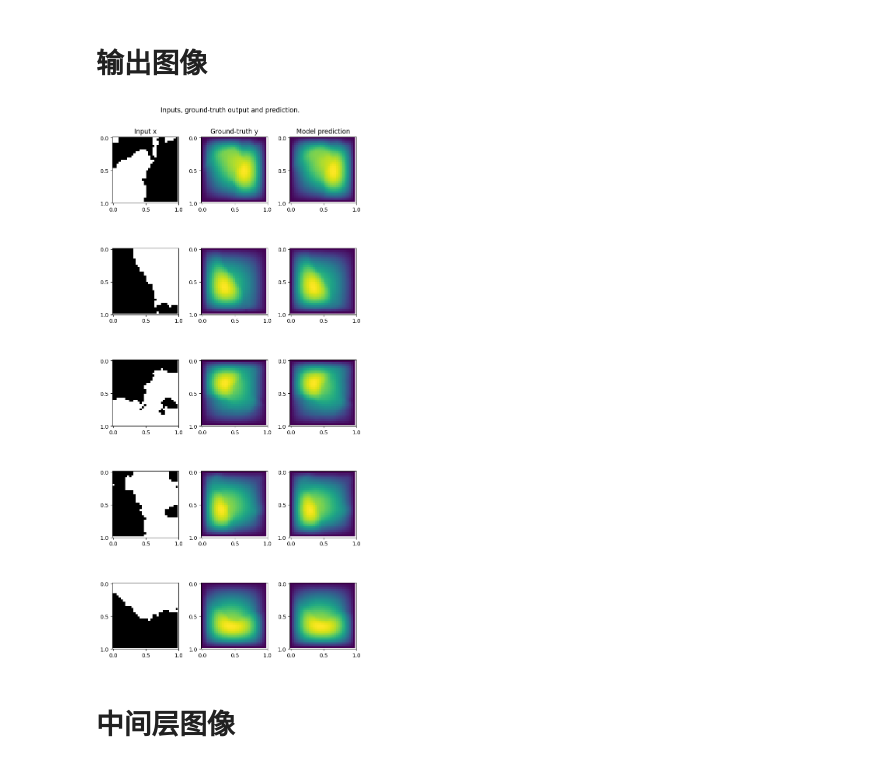
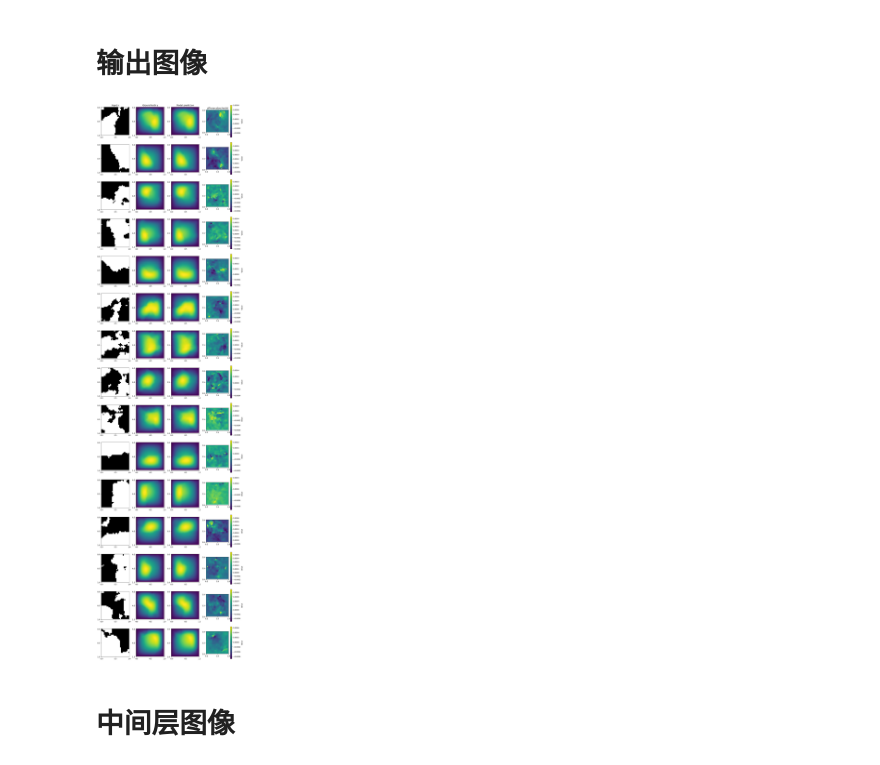
Before and after one commit to PKU-CMEGroup/NeuralOperator, a Jupyter notebook: test3/my_test_FFT_2D_3.ipynb, the cells around one changed output. Cells and saved outputs as stored; diff of their text form; code cells hidden in the pictures.

```diff
--- a/test3/my_test_FFT_2D_3.ipynb
+++ b/test3/my_test_FFT_2D_3.ipynb
@@ -223,58 +223,69 @@ Epoch :  299  Rel. Train L2 Loss :  0.002848403223324567  Rel. Test L2 Loss :  0
 # %%
 import matplotlib.pyplot as plt
 h = 1/Np
-n=5
+n=15
 model = torch.load('model/darcy_421_r14_ep500_test3_nofc')
-fig = plt.figure(figsize=(7,3*n))
+fig = plt.figure(figsize=(12,3*n))
+with torch.no_grad():
+    for index in range(n):
+        x = x_test[index]
+        x = x_normalizer.encode(x).to('cuda')
+        y = y_test[index]
+        # print(x.shape,y.shape)  #torch.Size([49, 49, 1]) torch.Size([49, 49])
 
-for index in range(n):
-    x = x_test[index]
-    x = x_normalizer.encode(x).to('cuda')
-    y = y_test[index]
-    # print(x.shape,y.shape)  #torch.Size([49, 49, 1]) torch.Size([49, 49])
+        out = model(x.unsqueeze(0)).to('cpu')
+        # print(out.shape)
+        out = y_normalizer.decode(out)
+        # out = out*(y_normalizer.std+eps)+y_normalizer.mean
 
-    out = model(x.unsqueeze(0)).to('cpu')
-    # print(out.shape)
-    out = y_normalizer.decode(out)
-    # out = out*(y_normalizer.std+eps)+y_normalizer.mean
+        ax = fig.add_subplot(n, 4, index*4 + 1)
+        x = x.to('cpu')
+        im = ax.imshow(x[:,0].reshape(Np,Np).squeeze(), cmap='gray')
+        # im = ax.imshow(x[:,1].reshape(Np,Np).squeeze())
+        # # 添加颜色条
+        # cbar = plt.colorbar(im, ax=ax)
+        # cbar.set_label('Value')
+        if index == 0:
+            ax.set_title('Input x')
+        plt.xticks(np.linspace(0, Np, 3), np.linspace(0, 1, 3))
+        plt.yticks(np.linspace(0, Np, 3), np.linspace(0, 1, 3))
+        # plt.xticks([], [])
+        # plt.yticks([], [])
 
-    ax = fig.add_subplot(n, 3, index*3 + 1)
-    x = x.to('cpu')
-    im = ax.imshow(x[:,0].reshape(Np,Np).squeeze(), cmap='gray')
-    # im = ax.imshow(x[:,1].reshape(Np,Np).squeeze())
-    # # 添加颜色条
-    # cbar = plt.colorbar(im, ax=ax)
-    # cbar.set_label('Value')
-    if index == 0:
-        ax.set_title('Input x')
-    plt.xticks(np.linspace(0, Np, 3), np.linspace(0, 1, 3))
-    plt.yticks(np.linspace(0, Np, 3), np.linspace(0, 1, 3))
-    # plt.xticks([], [])
-    # plt.yticks([], [])
+        ax = fig.add_subplot(n, 4, index*4 + 2)
+        ax.imshow(y.reshape(Np,Np).squeeze())
+        if index == 0:
+            ax.set_title('Ground-truth y')
+        plt.xticks(np.linspace(0, Np, 3), np.linspace(0, 1, 3))
+        plt.yticks(np.linspace(0, Np, 3), np.linspace(0, 1, 3))
+        # plt.xticks([], [])
+        # plt.yticks([], [])
 
-    ax = fig.add_subplot(n, 3, index*3 + 2)
-    ax.imshow(y.reshape(Np,Np).squeeze())
-    if index == 0:
-        ax.set_title('Ground-truth y')
-    plt.xticks(np.linspace(0, Np, 3), np.linspace(0, 1, 3))
-    plt.yticks(np.linspace(0, Np, 3), np.linspace(0, 1, 3))
-    # plt.xticks([], [])
-    # plt.yticks([], [])
+        ax = fig.add_subplot(n, 4, index*4 + 3)
+        ax.imshow(out.squeeze().reshape(Np,Np))
+        if index == 0:
+            ax.set_title('Model prediction')
+        plt.xticks(np.linspace(0, Np, 3), np.linspace(0, 1, 3))
+        plt.yticks(np.linspace(0, Np, 3), np.linspace(0, 1, 3))
+        # plt.xticks([], [])
+        # plt.yticks([], [])
 
-    ax = fig.add_subplot(n, 3, index*3 + 3)
-    ax.imshow(out.squeeze().reshape(Np,Np).detach().numpy())
-    if index == 0:
-        ax.set_title('Model prediction')
-    plt.xticks(np.linspace(0, Np, 3), np.linspace(0, 1, 3))
-    plt.yticks(np.linspace(0, Np, 3), np.linspace(0, 1, 3))
-    # plt.xticks([], [])
-    # plt.yticks([], [])
+        ax = fig.add_subplot(n, 4, index*4 + 4)
+        im = ax.imshow(out.squeeze().reshape(Np,Np)-y.reshape(Np,Np).squeeze())
+                # 添加颜色条
+        cbar = plt.colorbar(im, ax=ax)
+        cbar.set_label('Value')
+        # ax.imshow(x[:,0].reshape(Np,Np).squeeze(), cmap='gray')
+        if index == 0:
+            ax.set_title('difference(out-truth)')
+        plt.xticks(np.linspace(0, Np, 3), np.linspace(0, 1, 3))
+        plt.yticks(np.linspace(0, Np, 3), np.linspace(0, 1, 3))
 
-fig.suptitle('Inputs, ground-truth output and prediction.', y=0.98)
+# fig.suptitle('Inputs, ground-truth output and prediction.', y=0.98)
 plt.tight_layout()
 fig.show()
 # %% [output]
-[figure, old version]
+[figure, new version]
 # %% [markdown]
 # 中间层图像
 # %%
```
Also changed, not shown: 6 other files.
